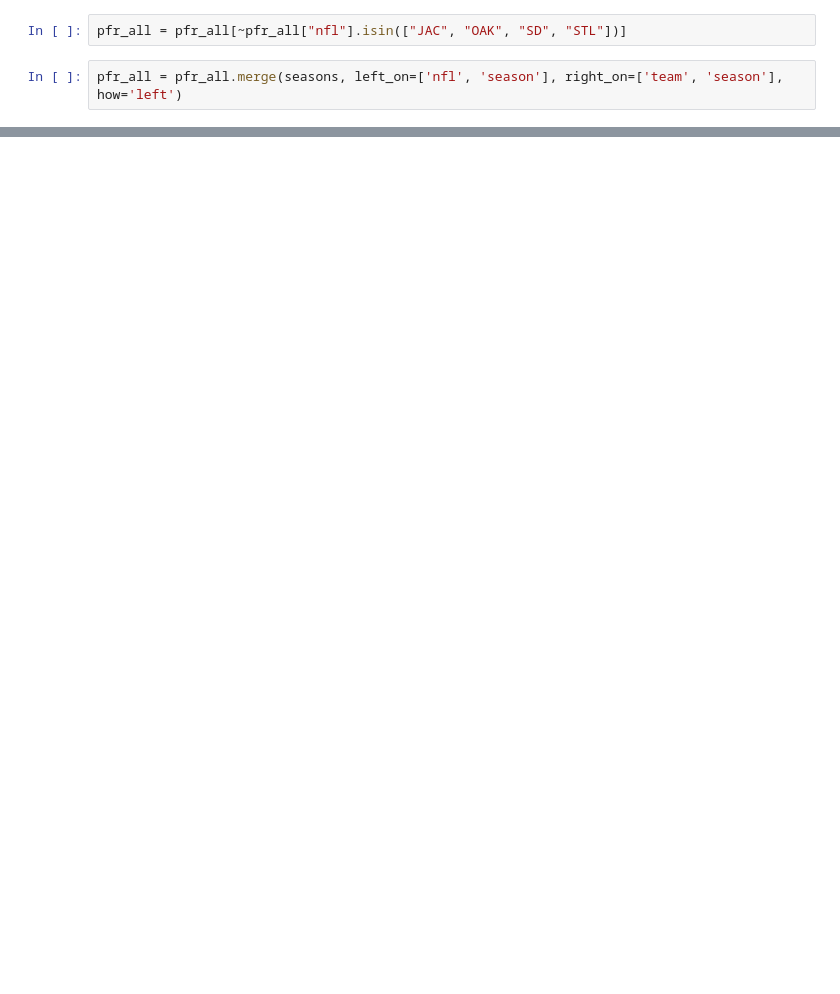
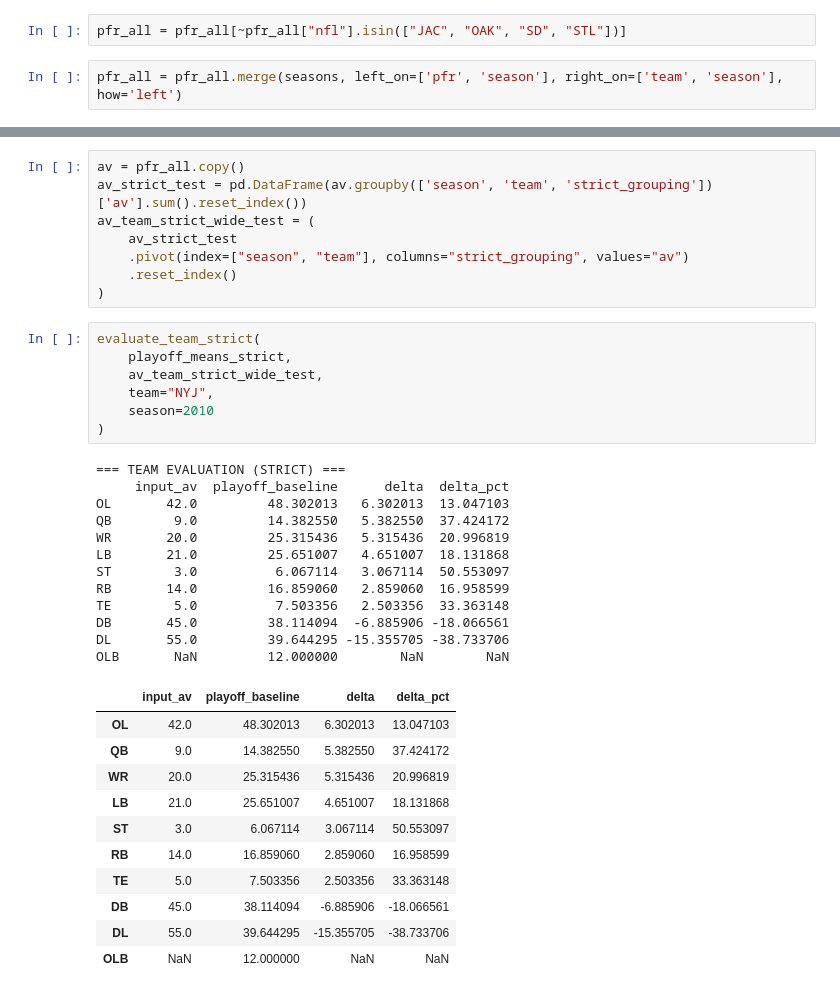
Before and after one commit to ShaneESchwartz/NFL-Team-Builder-Tool, a Jupyter notebook: TeamBuilder.ipynb, the cells around one changed output, grey strips where cells are left out. Drawn from its saved outputs; the diff is of its cells as text; blank space fills up the shorter version.

```diff
--- a/TeamBuilder.ipynb
+++ b/TeamBuilder.ipynb
@@ -492,4 +499,4 @@ True
 # %%
 pfr_all = pfr_all[~pfr_all["nfl"].isin(["JAC", "OAK", "SD", "STL"])]
 # %%
-pfr_all = pfr_all.merge(seasons, left_on=['nfl', 'season'], right_on=['team', 'season'], how='left')
+pfr_all = pfr_all.merge(seasons, left_on=['pfr', 'season'], right_on=['team', 'season'], how='left')
@@ -628,0 +967,39 @@ av_team_general_wide.shape
+# %%
+av = pfr_all.copy()
+av_strict_test = pd.DataFrame(av.groupby(['season', 'team', 'strict_grouping'])['av'].sum().reset_index())
+av_team_strict_wide_test = (
+    av_strict_test
+    .pivot(index=["season", "team"], columns="strict_grouping", values="av")
+    .reset_index()
+)
+# %%
+evaluate_team_strict(
+    playoff_means_strict,
+    av_team_strict_wide_test,
+    team="NYJ",
+    season=2010
+)
+# %% [output]
+=== TEAM EVALUATION (STRICT) ===
+     input_av  playoff_baseline      delta  delta_pct
+OL       42.0         48.302013   6.302013  13.047103
+QB        9.0         14.382550   5.382550  37.424172
+WR       20.0         25.315436   5.315436  20.996819
+LB       21.0         25.651007   4.651007  18.131868
+ST        3.0          6.067114   3.067114  50.553097
+RB       14.0         16.859060   2.859060  16.958599
+TE        5.0          7.503356   2.503356  33.363148
+DB       45.0         38.114094  -6.885906 -18.066561
+DL       55.0         39.644295 -15.355705 -38.733706
+OLB       NaN         12.000000        NaN        NaN
+|  | input_av | playoff_baseline | delta | delta_pct |
+| OL | 42.0 | 48.302013 | 6.302013 | 13.047103 |
+| QB | 9.0 | 14.382550 | 5.382550 | 37.424172 |
+| WR | 20.0 | 25.315436 | 5.315436 | 20.996819 |
+| LB | 21.0 | 25.651007 | 4.651007 | 18.131868 |
+| ST | 3.0 | 6.067114 | 3.067114 | 50.553097 |
+| RB | 14.0 | 16.859060 | 2.859060 | 16.958599 |
+| TE | 5.0 | 7.503356 | 2.503356 | 33.363148 |
+| DB | 45.0 | 38.114094 | -6.885906 | -18.066561 |
+| DL | 55.0 | 39.644295 | -15.355705 | -38.733706 |
+| OLB | NaN | 12.000000 | NaN | NaN |
```
Also changed, not shown: parts of 29 cells of this notebook, 32 other files.
